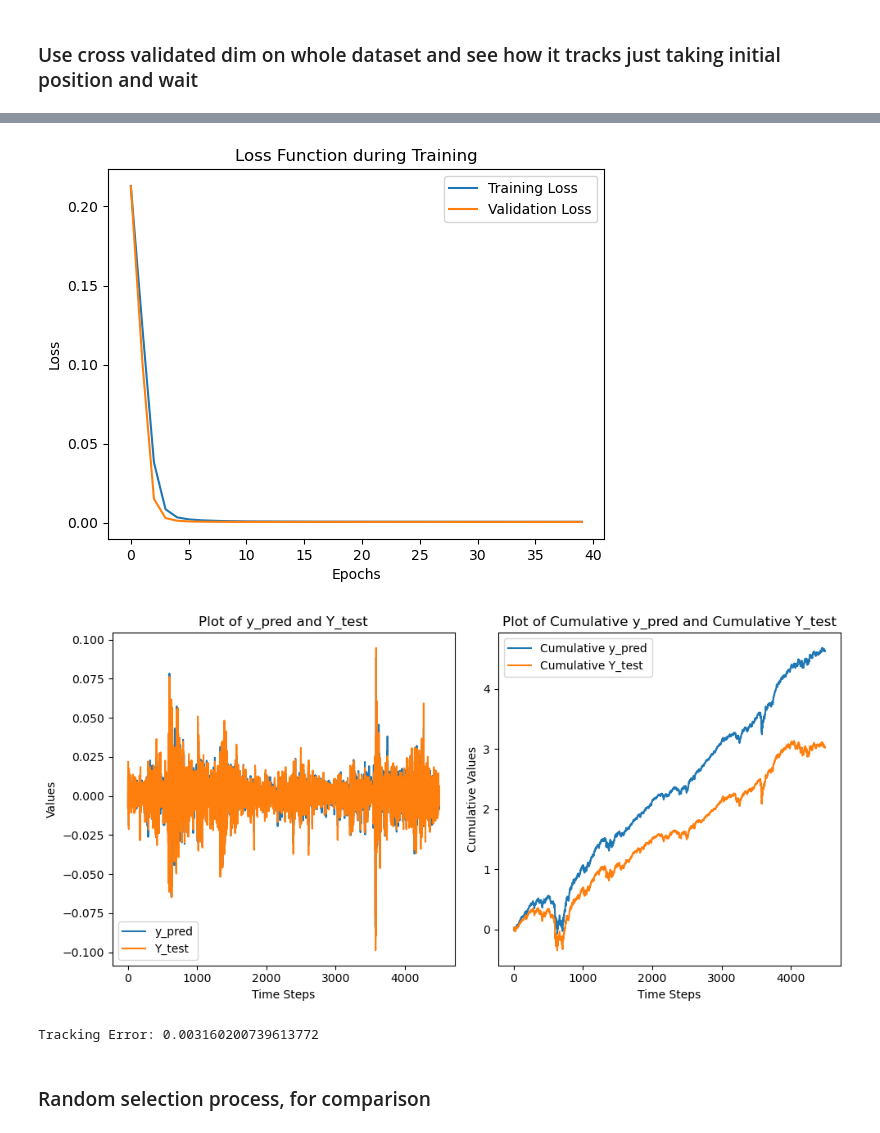
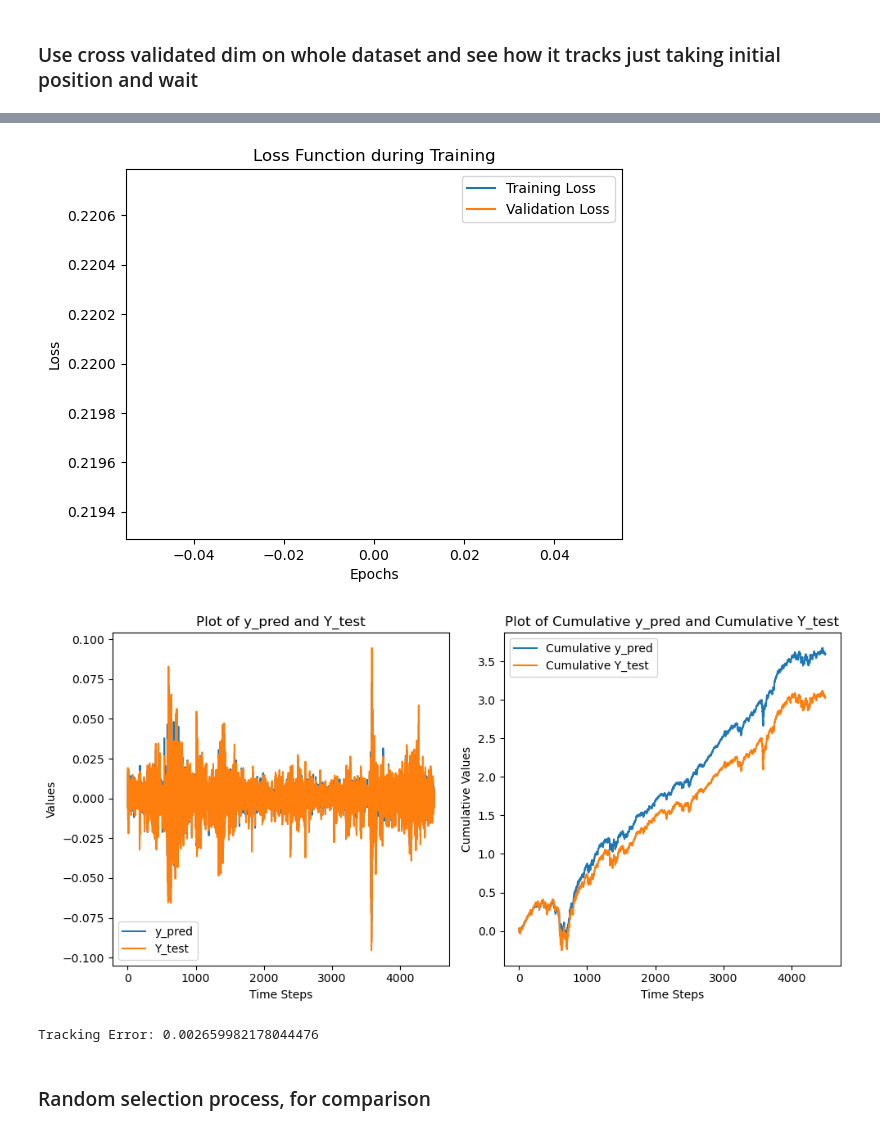
Before and after one commit to alexander-schaller/financial-machine-learning-projects-group2, a Jupyter notebook: Autoencoder.ipynb, the cells around one changed output, grey strips where cells are left out. Saved outputs shown, nothing was run; the diff lists cells and outputs as text; code cells hidden in the pictures.

```diff
--- a/Autoencoder.ipynb
+++ b/Autoencoder.ipynb
@@ -136,7 +79,7 @@ def autoencoder_Fchooser(X_train, X_test, Nb_most_comm, hidden_dim):
 # %%
 from tensorflow.keras import regularizers
 
-def sparse_autoencoder(X_train, X_test, Nb_most_comm, Nb_least_comm, hidden_dim):
+def autoencoder(X_train, X_test, Nb_most_comm, Nb_least_comm, hidden_dim):
     # Prepare the data
     l = X_train.shape[1]
 
@@ -154,7 +97,7 @@ def sparse_autoencoder(X_train, X_test, Nb_most_comm, Nb_least_comm, hidden_dim)
     # Compile and train the autoencoder
     #print(X_train.shape)
     autoencoder.compile(optimizer='adam', loss='mse')
-    history = autoencoder.fit(X_train, X_train, epochs=40, batch_size=32, validation_data=(X_test, X_test))
+    history = autoencoder.fit(X_train, X_train, epochs=1, batch_size=32, validation_data=(X_test, X_test))
 
     # Extract the decoded features
     decoder_model = tf.keras.Model(inputs=input_layer, outputs=decoder)
@@ -238,7 +287,7 @@ for j, (train_idx, test_idx) in enumerate(validation_itr):
 
     #X_train_h, Y_train_h = X[(split_index_here - 5 * 28):split_index_here], Y[(split_index_here - 5 * 28):split_index_here]
 
-    Res = sparse_autoencoder(X_train[train_idx], X_train[test_idx], Nb_most_comm, Nb_least_comm, hidden_dim[j])
+    Res = autoencoder(X_train[train_idx], X_train[test_idx], Nb_most_comm, Nb_least_comm, hidden_dim[j])
     selected_X_test, selected_X_train, _, _, Nb_least_comm_val = Res
 
     results = ols_regression(selected_X_train, Y_train[train_idx])
@@ -251,6 +300,8 @@ best_dim = hidden_dim[np.argmin(tracking_errors)]
 total_implied_t_costs = np.sum(t_costs)
 print("Implied Transaction Costs:", total_implied_t_costs)
 print("Best hidden_dim:", best_dim)
+lowest_tracking_error = np.min(tracking_errors)
+print("Lowest tracking error:", lowest_tracking_error)
 # %% [output]
 Fold 0:
   Train: index=[  0   1   2   3   4   5   6   7   8   9  10  11  12  13  14  15  16  17
@@ -271,0 +373,28 @@ Best hidden_dim: 23
+# %%
+noise_params = np.linspace(0.1, 1.0, 10)
+tracking_errors = []
+t_costs = []
+prev_weights = 0
+validation_itr = TimeSeriesSplit(n_splits=len(noise_params)).split(X_train, Y_train)
+
+for j, (train_idx, test_idx) in enumerate(validation_itr):
+
+    print(f"Fold {j}:")
+    print(f"  Train: index={train_idx}")
+    print(f"  Test:  index={test_idx}")
+
+    Res = denoising_autoencoder(X_train[train_idx], X_train[test_idx], Nb_most_comm, Nb_least_comm, noise_params[j], best_dim)
+    selected_X_test, selected_X_train, _, _, Nb_least_comm_val = Res
+
+    results = ols_regression(selected_X_train, Y_train[train_idx])
+    predicted_values = results.predict(sm.add_constant(selected_X_test))
+    tracking_error = np.sqrt(compute_mse(predicted_values, Y_train[test_idx]))
+    tracking_errors.append(tracking_error)
+    t_costs.append(implied_t_costs(results.params, prev_weights, ABS_TCOSTS, REL_TCOSTS))
+
+best_noise_param = noise_params[np.argmin(tracking_errors)]
+total_implied_t_costs = np.sum(t_costs)
+print("Implied Transaction Costs:", total_implied_t_costs)
+print("Best noise parameter:", best_noise_param)
+lowest_tracking_error = np.min(tracking_errors)
+print("Lowest tracking error:", lowest_tracking_error)
@@ -276,7 +423,7 @@ Best hidden_dim: 23
 
 X_train, X_test, Y_train, Y_test = train_test_split(X, Y, test_size=0.8, shuffle=False)
 
-Res = sparse_autoencoder(X_train, X_test, Nb_most_comm, Nb_least_comm, best_dim)
+Res = autoencoder(X_train, X_test, Nb_most_comm, Nb_least_comm, best_dim)
 selected_X_test, selected_X_train, _, _, Nb_least_comm_val = Res
 results = ols_regression(selected_X_train, Y_train)
 coeff = results.params
@@ -350,6 +491,6 @@ The transaction costs are, 0.018858080075771257
-[figure, old version]
+[figure, new version]
-[figure, old version]
+[figure, new version]
-Tracking Error: 0.003160200739613772
+Tracking Error: 0.002659982178044476
 # %% [markdown]
 ### Random selection process, for comparison
 # %%
```
Also changed, not shown: parts of 22 cells of this notebook, 10 other files.
